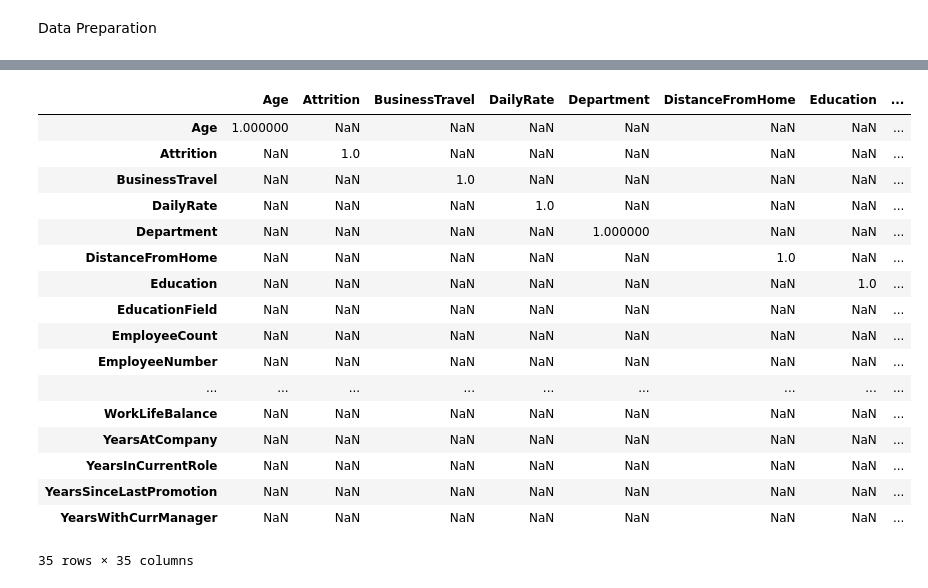
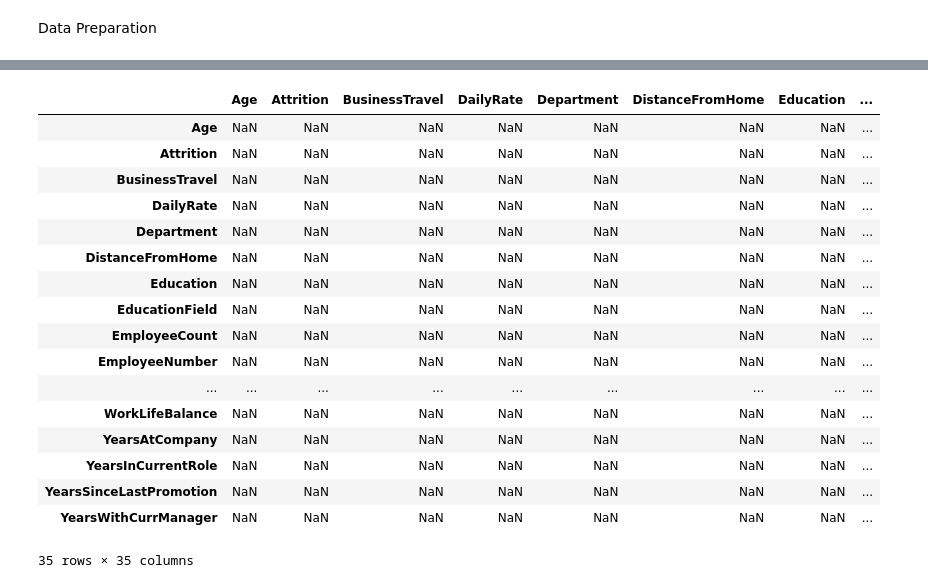
Before and after one commit to blancadelavega/Final_Project, a Jupyter notebook: notebooks/EDA.ipynb, the cells around one changed output, grey strips where cells are left out. Drawn from its saved outputs; the diff is of its cells as text; code cells hidden in the pictures.

```diff
--- a/notebooks/EDA.ipynb
+++ b/notebooks/EDA.ipynb
@@ -227,0 +198,10 @@ pandas.core.frame.DataFrame
+# %%
+# Correlation Matrix
+
+correlacion = data.corr()
+
+plt.figure(figsize=(40, 40))
+sns.heatmap(correlacion, annot=True, cmap='coolwarm', vmin=-1, vmax=1)
+plt.title('Matriz de Correlación')
+plt.legend(['Correlación'], loc='upper right')
+plt.show()
@@ -228,15 +233,17 @@ pandas.core.frame.DataFrame
 # %%
-filtered_corr_matrix = data_correlation[(data_correlation >= 0.6) | (data_correlation <= -0.6)]
+#Correlaciones entre variables
+filtered_corr_matrix = correlacion [(correlacion  >= 0.6) | (correlacion  <= -0.6)]
+filtered_corr_matrix  = filtered_corr_matrix [(filtered_corr_matrix  != 1) & (filtered_corr_matrix  != -1)]
 filtered_corr_matrix
 # %% [output]
 |  | Age | Attrition | BusinessTravel | DailyRate | Department | DistanceFromHome | Education | ... |
-| Age | 1.000000 | NaN | NaN | NaN | NaN | NaN | NaN | ... |
-| Attrition | NaN | 1.0 | NaN | NaN | NaN | NaN | NaN | ... |
-| BusinessTravel | NaN | NaN | 1.0 | NaN | NaN | NaN | NaN | ... |
-| DailyRate | NaN | NaN | NaN | 1.0 | NaN | NaN | NaN | ... |
-| Department | NaN | NaN | NaN | NaN | 1.000000 | NaN | NaN | ... |
-| DistanceFromHome | NaN | NaN | NaN | NaN | NaN | 1.0 | NaN | ... |
-| Education | NaN | NaN | NaN | NaN | NaN | NaN | 1.0 | ... |
+| Age | NaN | NaN | NaN | NaN | NaN | NaN | NaN | ... |
+| Attrition | NaN | NaN | NaN | NaN | NaN | NaN | NaN | ... |
+| BusinessTravel | NaN | NaN | NaN | NaN | NaN | NaN | NaN | ... |
+| DailyRate | NaN | NaN | NaN | NaN | NaN | NaN | NaN | ... |
+| Department | NaN | NaN | NaN | NaN | NaN | NaN | NaN | ... |
+| DistanceFromHome | NaN | NaN | NaN | NaN | NaN | NaN | NaN | ... |
+| Education | NaN | NaN | NaN | NaN | NaN | NaN | NaN | ... |
 | EducationField | NaN | NaN | NaN | NaN | NaN | NaN | NaN | ... |
 | EmployeeCount | NaN | NaN | NaN | NaN | NaN | NaN | NaN | ... |
 | EmployeeNumber | NaN | NaN | NaN | NaN | NaN | NaN | NaN | ... |
```
Also changed, not shown: parts of 10 cells of this notebook, 8 other files.
